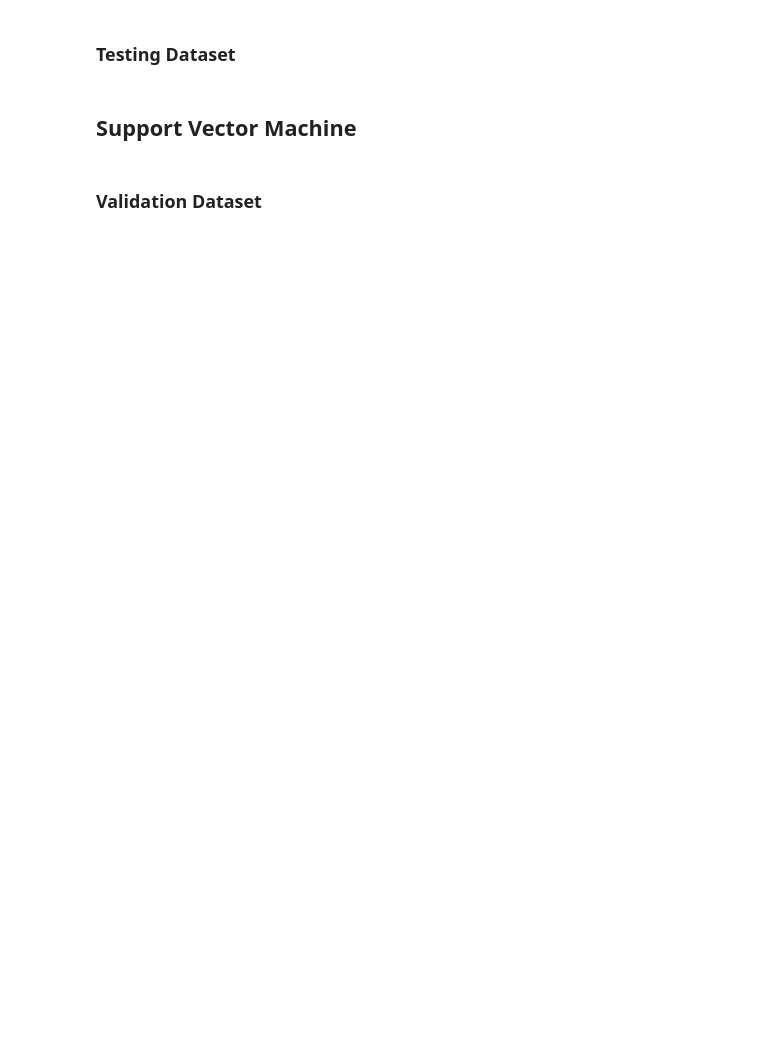
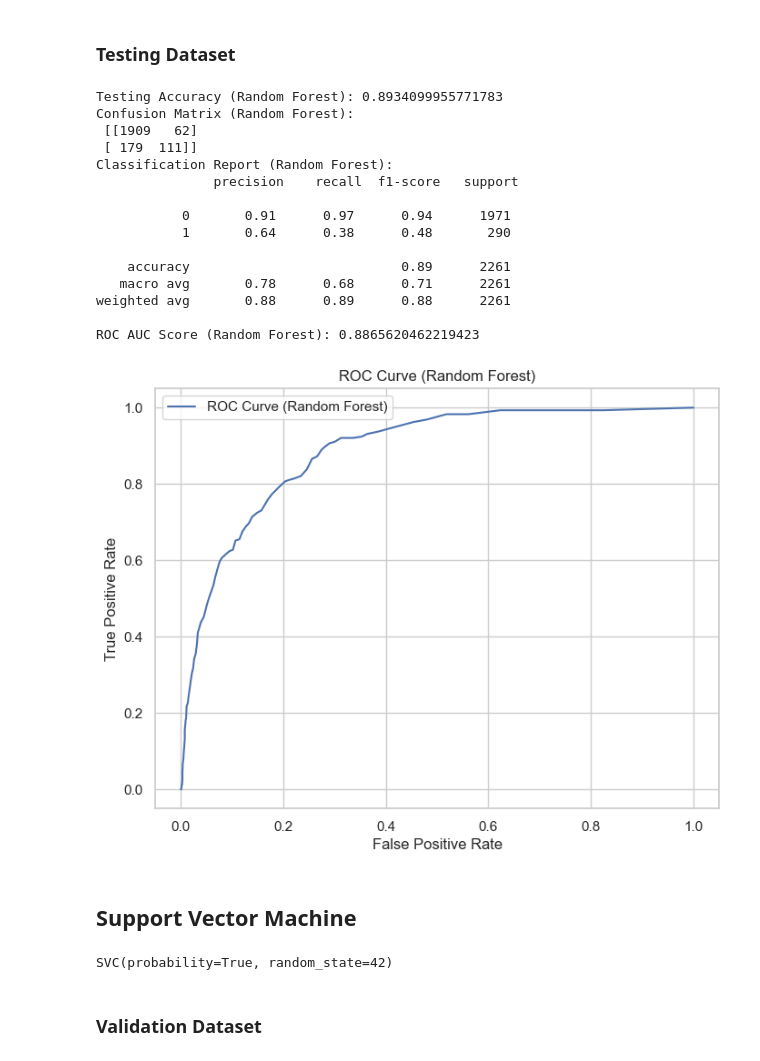
Before and after one commit to CalebMcCurdy/Bank-Term-Deposit-Predictions, a Jupyter notebook: Final Project.ipynb, the cells around one changed output. Drawn from its saved outputs; the diff is of its cells as text; code cells hidden in the pictures; blank space fills up the shorter version.

```diff
--- a/Final Project.ipynb
+++ b/Final Project.ipynb
@@ -1882,45 +1929,62 @@ plt.show()
 # %% [markdown]
 ### Testing Dataset
 # %%
-from sklearn.ensemble import RandomForestClassifier
+# Predict values on the test set
+y_test_pred_rf = random_forest.predict(X_test_trans)
 
-# Create and train a Random Forest model
-random_forest = RandomForestClassifier(n_estimators=100, random_state=35)
-random_forest.fit(X_train_trans, y_train)
-
-# Predict values on the validation set
-y_val_pred_rf = random_forest.predict(X_val_trans)
-
-# Calculate accuracy on the validation set
-accuracy_rf = accuracy_score(y_val, y_val_pred_rf)
-print("Validation Accuracy (Random Forest):", accuracy_rf)
+# Calculate accuracy on the test set
+accuracy_rf_test = accuracy_score(y_test, y_test_pred_rf)
+print("Testing Accuracy (Random Forest):", accuracy_rf_test)
 
 # Display confusion matrix
-confusion_rf = confusion_matrix(y_val, y_val_pred_rf)
-print("Confusion Matrix (Random Forest):\n", confusion_rf)
+confusion_rf_test = confusion_matrix(y_test, y_test_pred_rf)
+print("Confusion Matrix (Random Forest):\n", confusion_rf_test)
 
 # Conduct classification report
-report_rf = classification_report(y_val, y_val_pred_rf)
-print("Classification Report (Random Forest):\n", report_rf)
+report_rf_test = classification_report(y_test, y_test_pred_rf)
+print("Classification Report (Random Forest):\n", report_rf_test)
 
 # Calculate ROC AUC
-y_prob_rf = random_forest.predict_proba(X_val_trans)[:, 1]
-roc_auc_rf = roc_auc_score(y_val, y_prob_rf)
-print("ROC AUC Score (Random Forest):", roc_auc_rf)
+y_prob_rf_test = random_forest.predict_proba(X_test_trans)[:, 1]
+roc_auc_rf_test = roc_auc_score(y_test, y_prob_rf_test)
+print("ROC AUC Score (Random Forest):", roc_auc_rf_test)
 
 # Generate ROC curve
-fpr_rf, tpr_rf, _ = roc_curve(y_val, y_prob_rf)
+fpr_rf_test, tpr_rf_test, _ = roc_curve(y_test, y_prob_rf_test)
 
 # Display ROC curve
 plt.figure(figsize=(8, 6))
-plt.plot(fpr_rf, tpr_rf, label="ROC Curve (Random Forest)")
+plt.plot(fpr_rf_test, tpr_rf_test, label="ROC Curve (Random Forest)")
 plt.xlabel("False Positive Rate")
 plt.ylabel("True Positive Rate")
 plt.title("ROC Curve (Random Forest)")
 plt.legend()
 plt.show()
+# %% [output]
+Testing Accuracy (Random Forest): 0.8934099955771783
+Confusion Matrix (Random Forest):
+ [[1909   62]
+ [ 179  111]]
+Classification Report (Random Forest):
+               precision    recall  f1-score   support
+
+           0       0.91      0.97      0.94      1971
+           1       0.64      0.38      0.48       290
+
+    accuracy                           0.89      2261
+   macro avg       0.78      0.68      0.71      2261
+weighted avg       0.88      0.89      0.88      2261
+
+ROC AUC Score (Random Forest): 0.8865620462219423
+[figure, added]
 # %% [markdown]
 ## Support Vector Machine
+# %%
+# Create and train a Support Vector Machine (SVM) model
+svm_classifier = SVC(probability=True, random_state=42)
+svm_classifier.fit(X_train_trans, y_train)
+# %% [output]
+SVC(probability=True, random_state=42)
 # %% [markdown]
 ### Validation Dataset
 # %%
```
Also changed, not shown: parts of 7 cells of this notebook.
